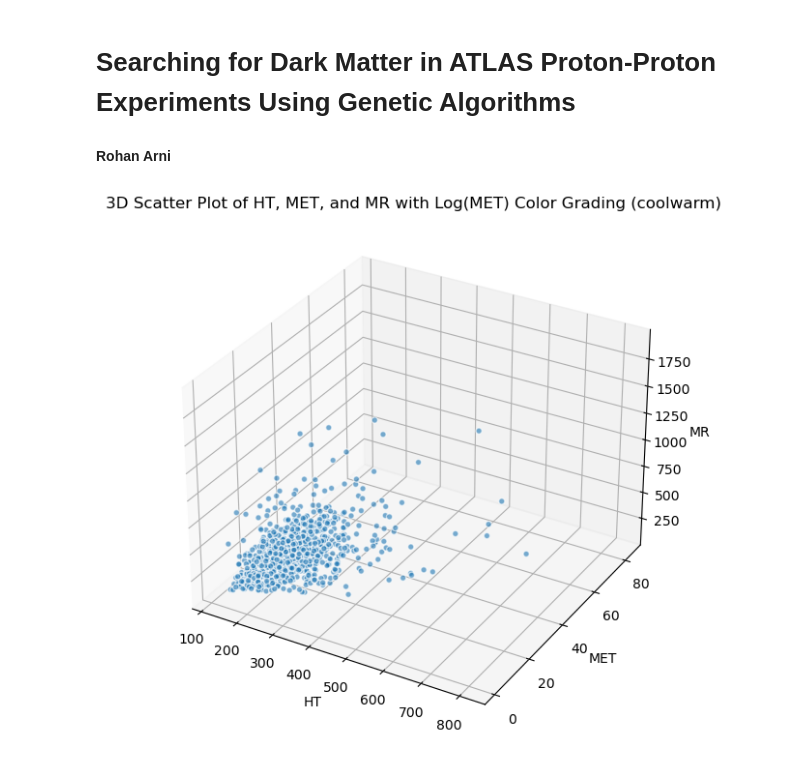
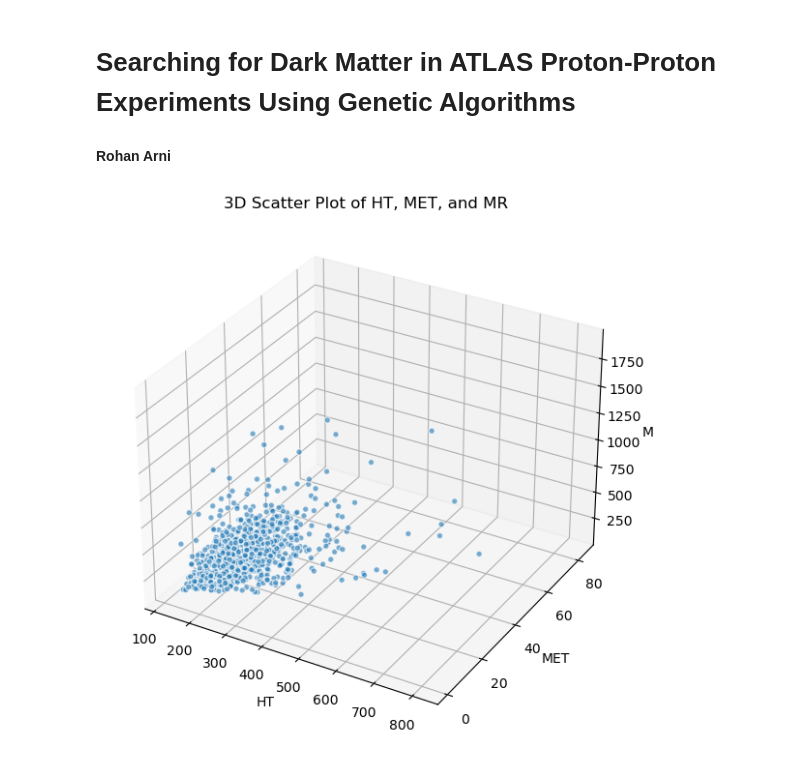
Before and after one commit to rtenacity/dark-matter-genetic, a Jupyter notebook: main.ipynb, the cells around one changed output. Saved outputs shown, nothing was run; the diff lists cells and outputs as text; code cells hidden in the pictures.

```diff
--- a/main.ipynb
+++ b/main.ipynb
@@ -14,15 +14,15 @@ subset_data = dataset.sample(n=1000, random_state=42)
 # %%
 fig = plt.figure(figsize=(10, 7))
 ax = fig.add_subplot(111, projection='3d')
 
 
 sc = ax.scatter(subset_data['HT'], subset_data['MET'], subset_data['MR'],  alpha=0.6, edgecolors='w', marker='o')
 
 ax.set_xlabel('HT')
 ax.set_ylabel('MET')
 ax.set_zlabel('MR')
-ax.set_title('3D Scatter Plot of HT, MET, and MR with Log(MET) Color Grading (coolwarm)')
+ax.set_title('3D Scatter Plot of HT, MET, and MR')
 
 plt.show()
 # %% [output]
-[figure, old version]
+[figure, new version]
```
Also changed, not shown: parts of 2 cells of this notebook, 1 other file.
